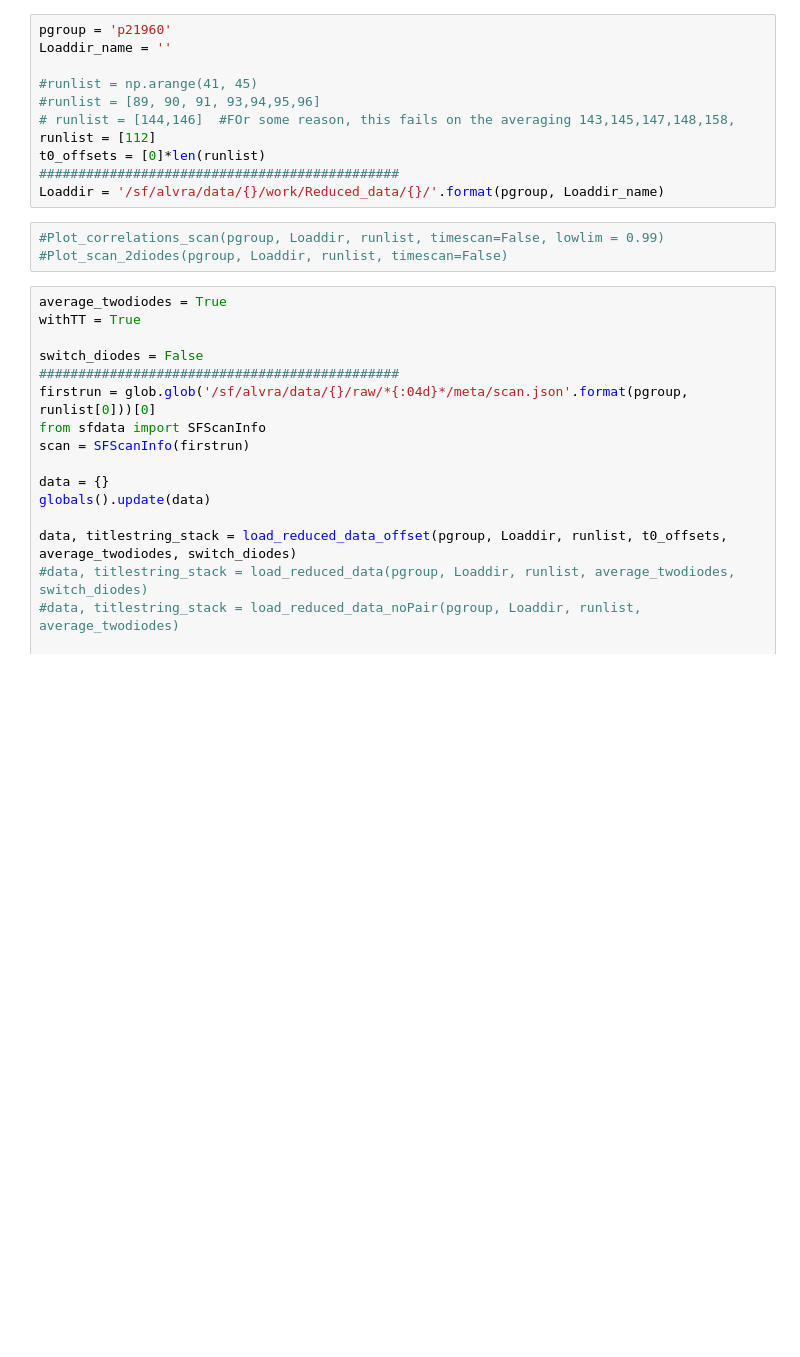
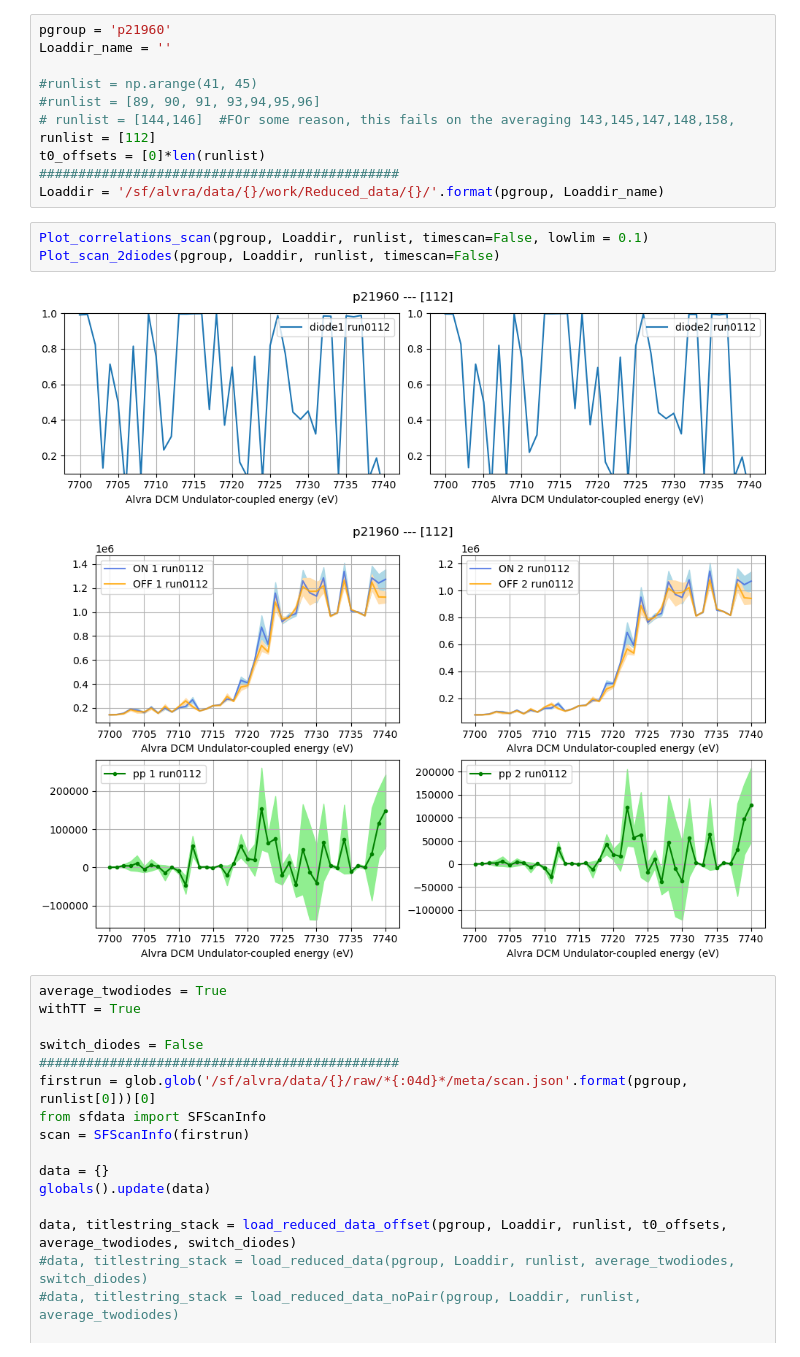
Before and after one commit to paulscherrerinstitute/alvra_beamline_scripts, a Jupyter notebook: Plotting_XANES.ipynb, the cells around one changed output. Saved outputs shown, nothing was run; the diff lists cells and outputs as text; blank space fills up the shorter version.

```diff
--- a/Plotting_XANES.ipynb
+++ b/Plotting_XANES.ipynb
@@ -28,8 +28,11 @@ t0_offsets = [0]*len(runlist)
 ##############################################
 Loaddir = '/sf/alvra/data/{}/work/Reduced_data/{}/'.format(pgroup, Loaddir_name)
 # %%
-#Plot_correlations_scan(pgroup, Loaddir, runlist, timescan=False, lowlim = 0.99)
-#Plot_scan_2diodes(pgroup, Loaddir, runlist, timescan=False)
+Plot_correlations_scan(pgroup, Loaddir, runlist, timescan=False, lowlim = 0.1)
+Plot_scan_2diodes(pgroup, Loaddir, runlist, timescan=False)
+# %% [output]
+[figure, added]
+[figure, added]
 # %%
 average_twodiodes = True
 withTT = True
```
Also changed, not shown: parts of 2 cells of this notebook, 1 other file.
